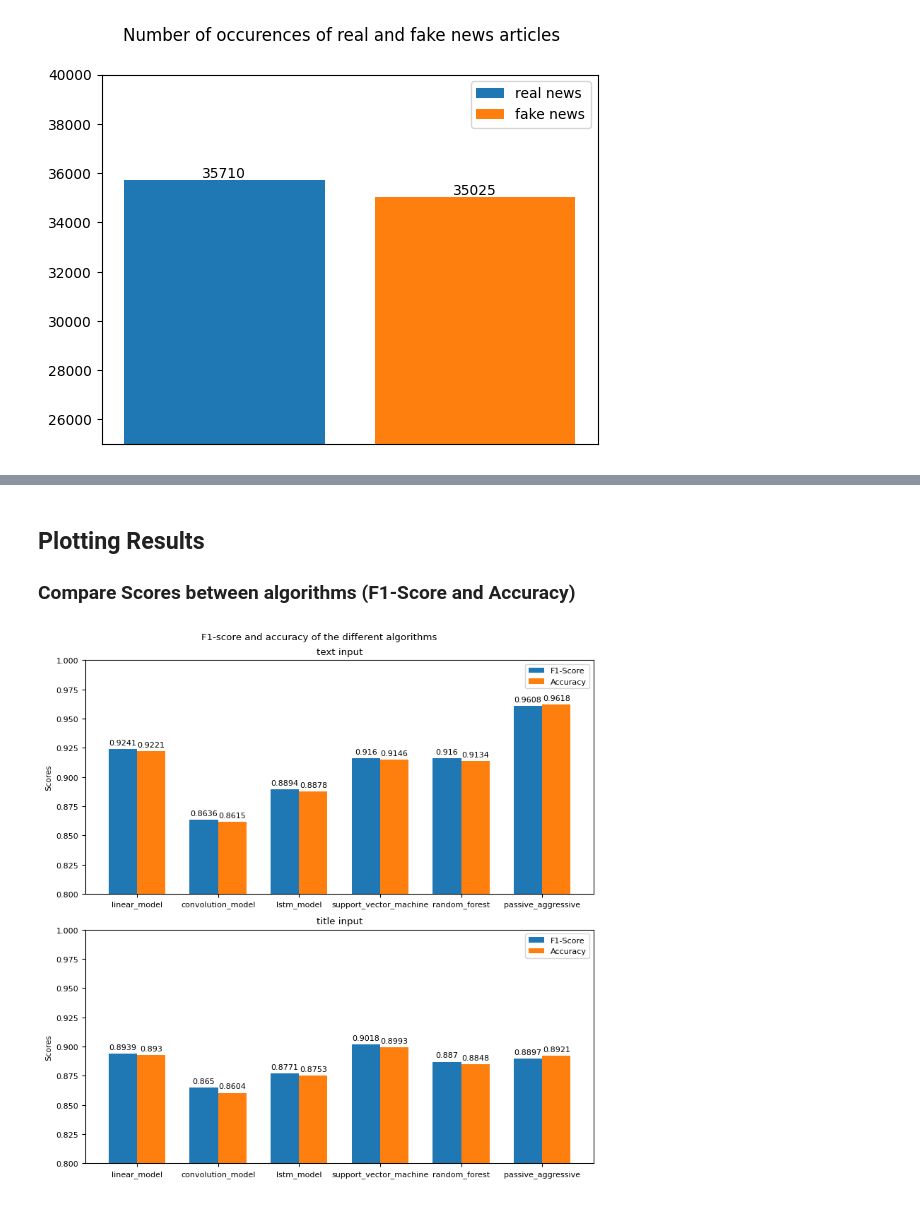
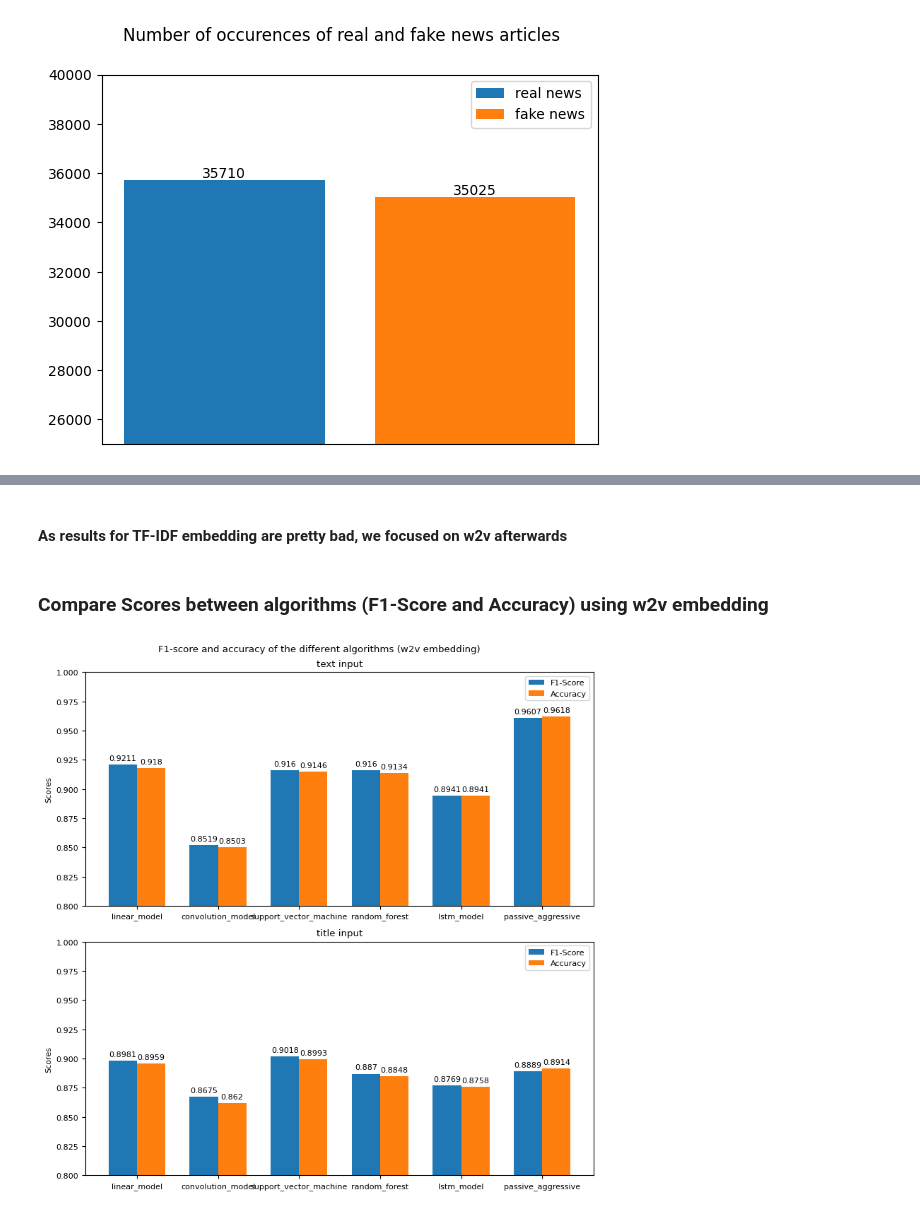
Before and after one commit to StellaLukasser/AIR, a Jupyter notebook: A3.ipynb, the cells around one changed output, grey strips where cells are left out. Cells and saved outputs as stored; diff of their text form; code cells hidden in the pictures.

```diff
--- a/A3.ipynb
+++ b/A3.ipynb
@@ -761,7 +937,7 @@ loss: 221.5000    f1: 0.8636    accuracy: 0.8615    precision: 0.8563    recall:
 ## Bidirectional LSTM model with convolutions
 # %%
 class LSTM(nn.Module):
-    def __init__(self):
+    def __init__(self, embed_dim=100):
         super(LSTM, self).__init__()
         self.fc1 = nn.Linear(embed_dim, 100)
         # self.embed = nn.Embedding(
@@ -823,0 +1000,17 @@ loss: 0.2730    f1: 0.8894    accuracy: 0.8878    precision: 0.8850    recall: 0
+# %%
+model = LSTM(embed_dim=21231).to(device)
+
+loss_fn = nn.BCELoss()
+optimizer = torch.optim.Adam(model.parameters())
+results["lstm_model_tfidf"] = {}
+
+r = train_and_evaluate(train_dataloader_tfidf_title, test_dataloader_tfidf_title, model, loss_fn, optimizer)
+results["lstm_model_tfidf"]["title"] = createDictElement(r)
+
+# model = LSTM(embed_dim=21231).to(device)
+#
+# loss_fn = nn.BCELoss()
+# optimizer = torch.optim.Adam(model.parameters())
+#
+# r = train_and_evaluate(train_dataloader_text, test_dataloader_text, model, loss_fn, optimizer)
+# results["lstm_model"]["text"] = createDictElement(r)
@@ -830,13 +1041,14 @@ First we are using the text as input afterwards just the titles.
 def svm(X_train_data, y_train_data, X_test_data, y_test_data):
     X_train = X_train_data.tolist()
     X_test = X_test_data.tolist()
-    start_time = time.time()
     clf = SVC(kernel='rbf')
     print("fitting...")
     clf.fit(X_train,y_train_data)
     print("predicting...")
+    start_time = time.time()
     y_pred = clf.predict(X_test)
-    return 0, f1_score(y_test_data,y_pred), accuracy_score(y_test_data, y_pred), precision_score(y_test_data, y_pred), recall_score(y_test_data, y_pred), time.time()-start_time
+    time_ = time.time()-start_time
+    return 0, f1_score(y_test_data,y_pred), accuracy_score(y_test_data, y_pred), precision_score(y_test_data, y_pred), recall_score(y_test_data, y_pred), time_
 # %%
 r = svm(X_train_text, y_train_text, X_test_text, y_test_text)
 loss, f1_score_text, accuracy_text, precision_text, recall_text, time_text = r
@@ -869,10 +1081,11 @@ Using the random forest algorithm (RF) to label between fake and real news.
 First we are using the text as input afterwards just the titles.
 # %%
 def random_forest(X_train, X_test, y_train, y_test, name, crit='gini'):
-    start_time = time.time()
     rf = RandomForestClassifier(n_estimators = 1000, random_state = 42, verbose=0, n_jobs=-1, criterion=crit)
     rf.fit(X_train.tolist(), y_train.tolist())
+    start_time = time.time()
     y_pred = rf.predict(X_test.tolist())
+    time_ = time.time()-start_time
     acc = accuracy_score(y_test.tolist(), y_pred)
     f1 = f1_score(y_test.tolist(), y_pred)
     prec = precision_score(y_test.tolist(), y_pred)
@@ -881,10 +1094,4 @@ def random_forest(X_train, X_test, y_train, y_test, name, crit='gini'):
     print("f1 score for random forest with {} criterion{}: {:.2f}%".format(crit, name, f1*100))
     print("precision score random forest with {} criterion for {}: {:.2f}%".format(crit, name, prec*100))
     print("recall score for random forest with {} criterion {}: {:.2f}%".format(crit, name, rec*100))
-    return 0, f1, acc, prec, rec, time.time()-start_time
-
-results["random_forest"] = {}
-r = random_forest(X_train_text, X_test_text, y_train_text, y_test_text, "w2v text")
-results["random_forest"]["text"] = createDictElement(r)
-r = random_forest(X_train_title, X_test_title, y_train_title, y_test_title, "w2v title")
-results["random_forest"]["title"] = createDictElement(r)
+    return 0, f1, acc, prec, rec, time_
@@ -1032,42 +1232,44 @@ plt.savefig("figures/num_of_occurrences")
+# %% [markdown]
+#### As results for TF-IDF embedding are pretty bad, we focused on w2v afterwards
 # %% [markdown]
-## Plotting Results
-### Compare Scores between algorithms (F1-Score and Accuracy)
+### Compare Scores between algorithms (F1-Score and Accuracy) using w2v embedding
 # %%
 matplotlib.rcParams.update({'font.size': 8})
 fig, ax = plt.subplots(2, figsize=(8,8))
-plt.suptitle("F1-score and accuracy of the different algorithms")
+plt.suptitle("F1-score and accuracy of the different algorithms (w2v embedding)")
 width = 0.35  # the width of the bars
 
 def setSubplots1(input, axis_x):
     ax[axis_x].set_ylim(0.8, 1.0)
     algorithms = []
     f1s = []
     accs = []
     for element in results:
-        algorithms.append(element)
-        f1s.append(round(results[element][input]["f1_score"],4))
-        accs.append(round(results[element][input]["accuracy"],4))
+        if "tfidf" not in element:
+            algorithms.append(element)
+            f1s.append(round(results[element][input]["f1_score"],4))
+            accs.append(round(results[element][input]["accuracy"],4))
 
     x = np.arange(len(algorithms))  # the label locations
 
     rects1 = ax[axis_x].bar(x - width/2, f1s, width, label='F1-Score')
     rects2 = ax[axis_x].bar(x + width/2, accs, width, label='Accuracy')
 
     # Add some text for labels, title and custom x-axis tick labels, etc.
     ax[axis_x].set_ylabel('Scores')
     ax[axis_x].set_title(input + ' input')
     ax[axis_x].set_xticks(x, algorithms)
     ax[axis_x].legend()
 
     ax[axis_x].bar_label(rects1, padding=3)
     ax[axis_x].bar_label(rects2, padding=3)
 
 setSubplots1("text", 0)
 setSubplots1("title", 1)
 
 fig.tight_layout()
 
 plt.savefig("figures/Comparison_algorithms")
 # %% [output]
-[figure, old version]
+[figure, new version]
 # %% [markdown]
```
Also changed, not shown: parts of 46 cells of this notebook, 7 other files.
